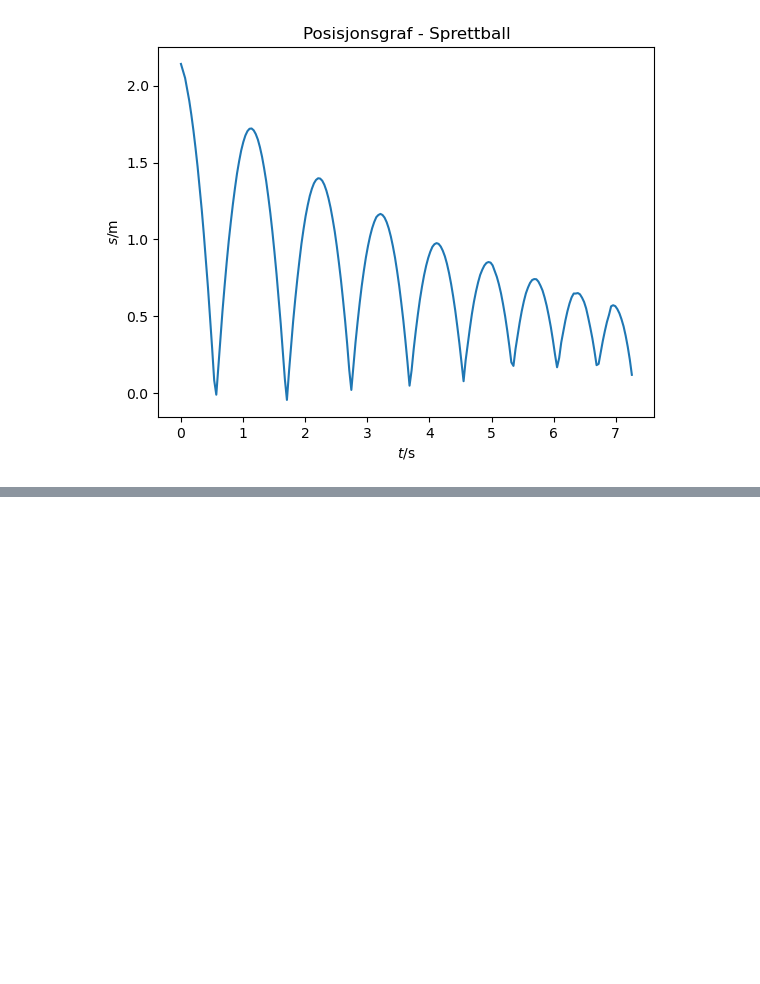
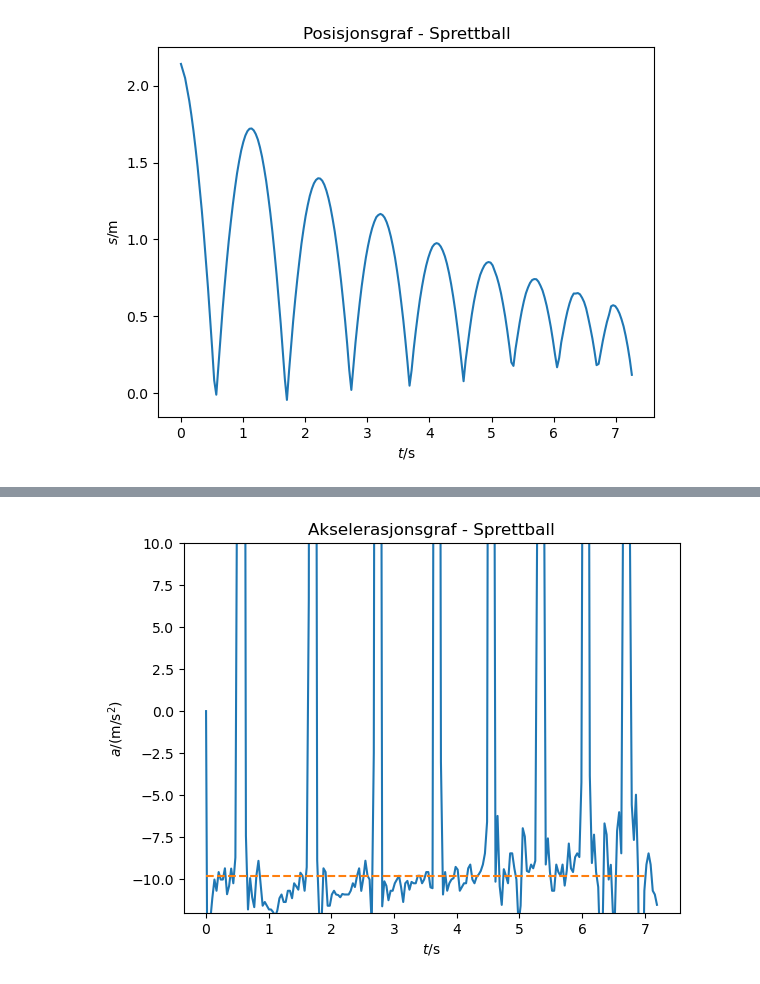
Before and after one commit to LektorB/Fysikk-1, a Jupyter notebook: Sprettball.ipynb, the cells around one changed output, grey strips where cells are left out. Cells and saved outputs as stored; diff of their text form; code cells hidden in the pictures; blank space fills up the shorter version.

```diff
--- a/Sprettball.ipynb
+++ b/Sprettball.ipynb
@@ -22,0 +58,10 @@ plt.show()
+# %%
+plt.plot(tid[:-2],aks)
+plt.title('Akselerasjonsgraf - Sprettball')
+plt.xlabel('$t$/s')
+plt.ylabel('$a$/(m/s$^2$)')
+plt.ylim(-12,10)
+plt.plot([0,7],[-9.81,-9.81],'--')
+plt.show()
+# %% [output]
+[figure, added]
```
Also changed, not shown: parts of 3 cells of this notebook, 1 other file.
